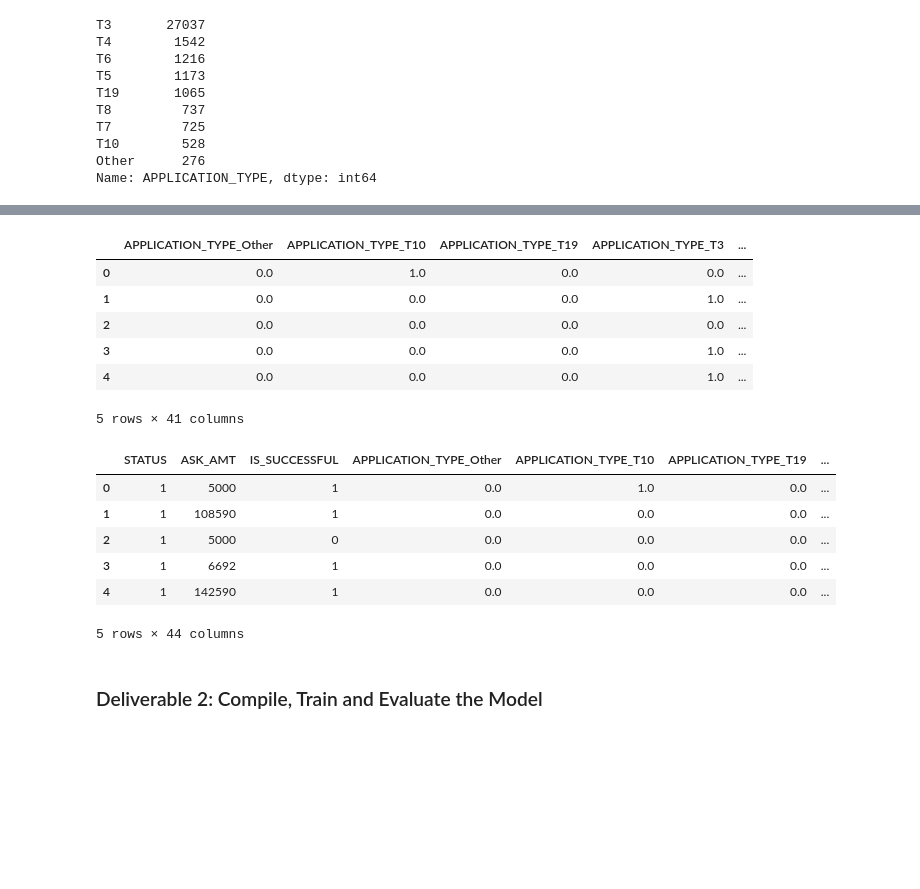
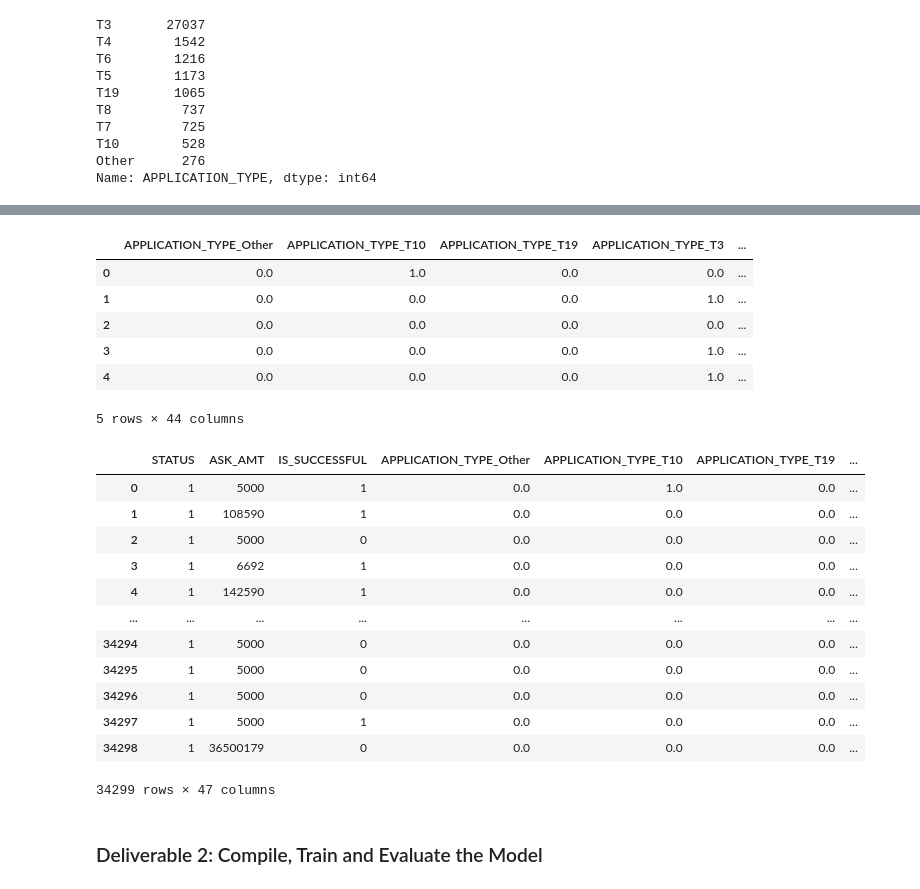
Before and after one commit to vincentpw21/19_neural_network_charity_analysis, a Jupyter notebook: AlphabetSoupCharity.ipynb, the cells around one changed output, grey strips where cells are left out. Cells and saved outputs as stored; diff of their text form; code cells hidden in the pictures; blank space fills up the shorter version.

```diff
--- a/AlphabetSoupCharity.ipynb
+++ b/AlphabetSoupCharity.ipynb
@@ -96,7 +96,8 @@ Other      276
 Name: APPLICATION_TYPE, dtype: int64
 # %%
 # Look at CLASSIFICATION value counts for binning
-#  YOUR CODE GOES HERE
+classification_type_count = application_df.CLASSIFICATION.value_counts()
+classification_type_count
 # %% [output]
 C1000    17326
 C2000     6074
@@ -118,7 +119,7 @@ Name: CLASSIFICATION, Length: 71, dtype: int64
 [figure]
 # %%
 # Determine which values to replace if counts are less than ..?
-#  YOUR CODE GOES HERE
+replace_class = list(classification_type_count[classification_type_count<175].index)
 
 # Replace in dataframe
 for cls in replace_class:
@@ -136,4 +140,5 @@ C2100     1883
 Name: CLASSIFICATION, dtype: int64
 # %%
 # Generate our categorical variable lists
-#  YOUR CODE GOES HERE
+application_cat = application_df.dtypes[application_df.dtypes == "object"].index.tolist()
+application_cat
@@ -142,7 +155,7 @@ Name: CLASSIFICATION, dtype: int64
 enc = OneHotEncoder(sparse=False)
 
 # Fit and transform the OneHotEncoder using the categorical variable list
-#  YOUR CODE GOES HERE
+encode_df = pd.DataFrame(enc.fit_transform(application_df[application_cat]))
 
 # Add the encoded variable names to the dataframe
 encode_df.columns = enc.get_feature_names(application_cat)
@@ -154,18 +167,26 @@ encode_df.head()
 | 2 | 0.0 | 0.0 | 0.0 | 0.0 | ... |
 | 3 | 0.0 | 0.0 | 0.0 | 1.0 | ... |
 | 4 | 0.0 | 0.0 | 0.0 | 1.0 | ... |
-5 rows × 41 columns
+5 rows × 44 columns
 # %%
 # Merge one-hot encoded features and drop the originals
-#  YOUR CODE GOES HERE
+application_df = application_df.merge(encode_df,left_index=True,right_index=True)
+application_df = application_df.drop(application_cat,1)
+application_df
 # %% [output]
 |  | STATUS | ASK_AMT | IS_SUCCESSFUL | APPLICATION_TYPE_Other | APPLICATION_TYPE_T10 | APPLICATION_TYPE_T19 | ... |
 | 0 | 1 | 5000 | 1 | 0.0 | 1.0 | 0.0 | ... |
 | 1 | 1 | 108590 | 1 | 0.0 | 0.0 | 0.0 | ... |
 | 2 | 1 | 5000 | 0 | 0.0 | 0.0 | 0.0 | ... |
 | 3 | 1 | 6692 | 1 | 0.0 | 0.0 | 0.0 | ... |
 | 4 | 1 | 142590 | 1 | 0.0 | 0.0 | 0.0 | ... |
+| ... | ... | ... | ... | ... | ... | ... | ... |
+| 34294 | 1 | 5000 | 0 | 0.0 | 0.0 | 0.0 | ... |
+| 34295 | 1 | 5000 | 0 | 0.0 | 0.0 | 0.0 | ... |
+| 34296 | 1 | 5000 | 0 | 0.0 | 0.0 | 0.0 | ... |
+| 34297 | 1 | 5000 | 1 | 0.0 | 0.0 | 0.0 | ... |
+| 34298 | 1 | 36500179 | 0 | 0.0 | 0.0 | 0.0 | ... |
-5 rows × 44 columns
+34299 rows × 47 columns
 # %%
 # Split our preprocessed data into our features and target arrays
 #  YOUR CODE GOES HERE
```
Also changed, not shown: parts of 5 cells of this notebook.
